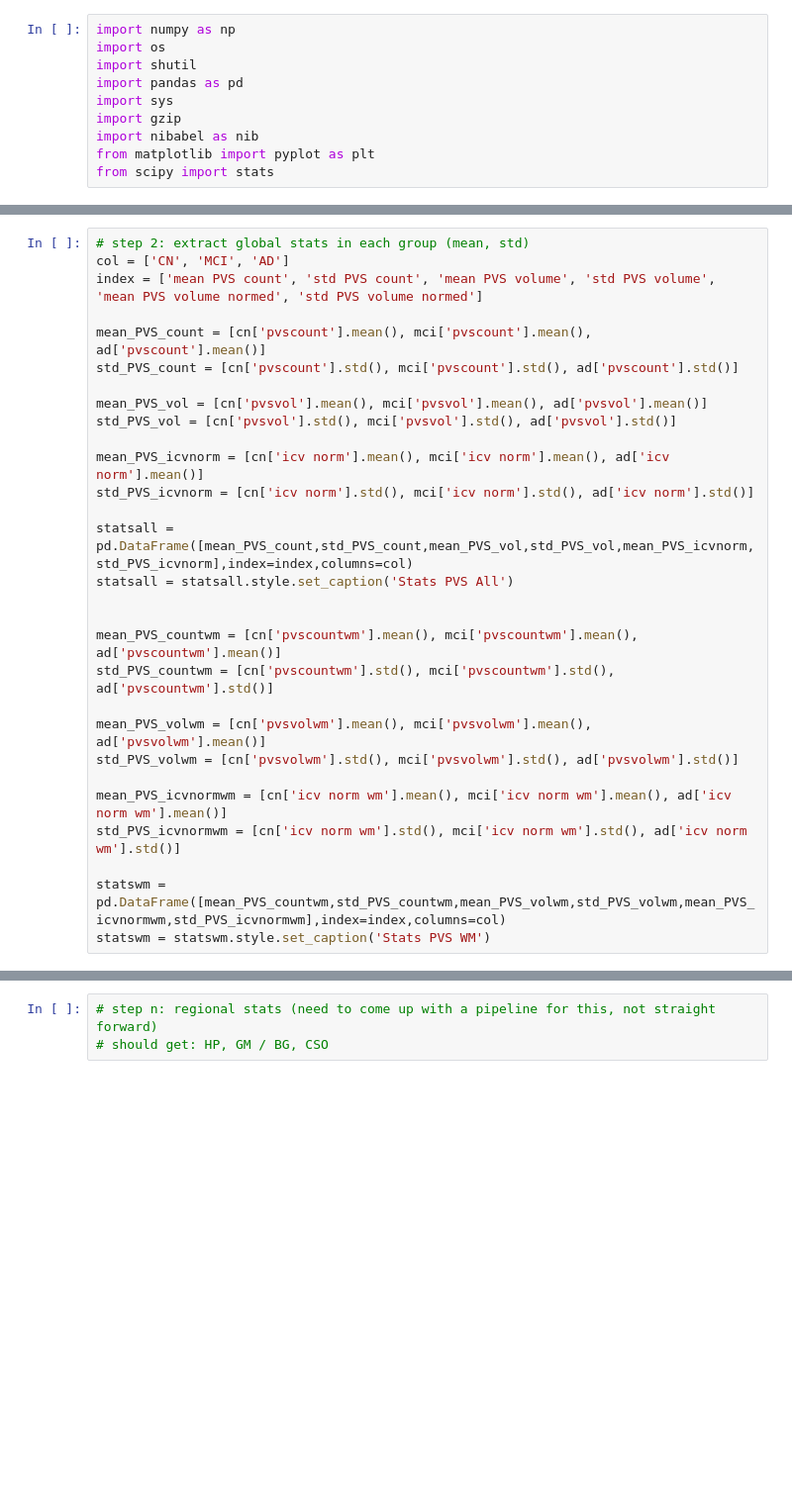
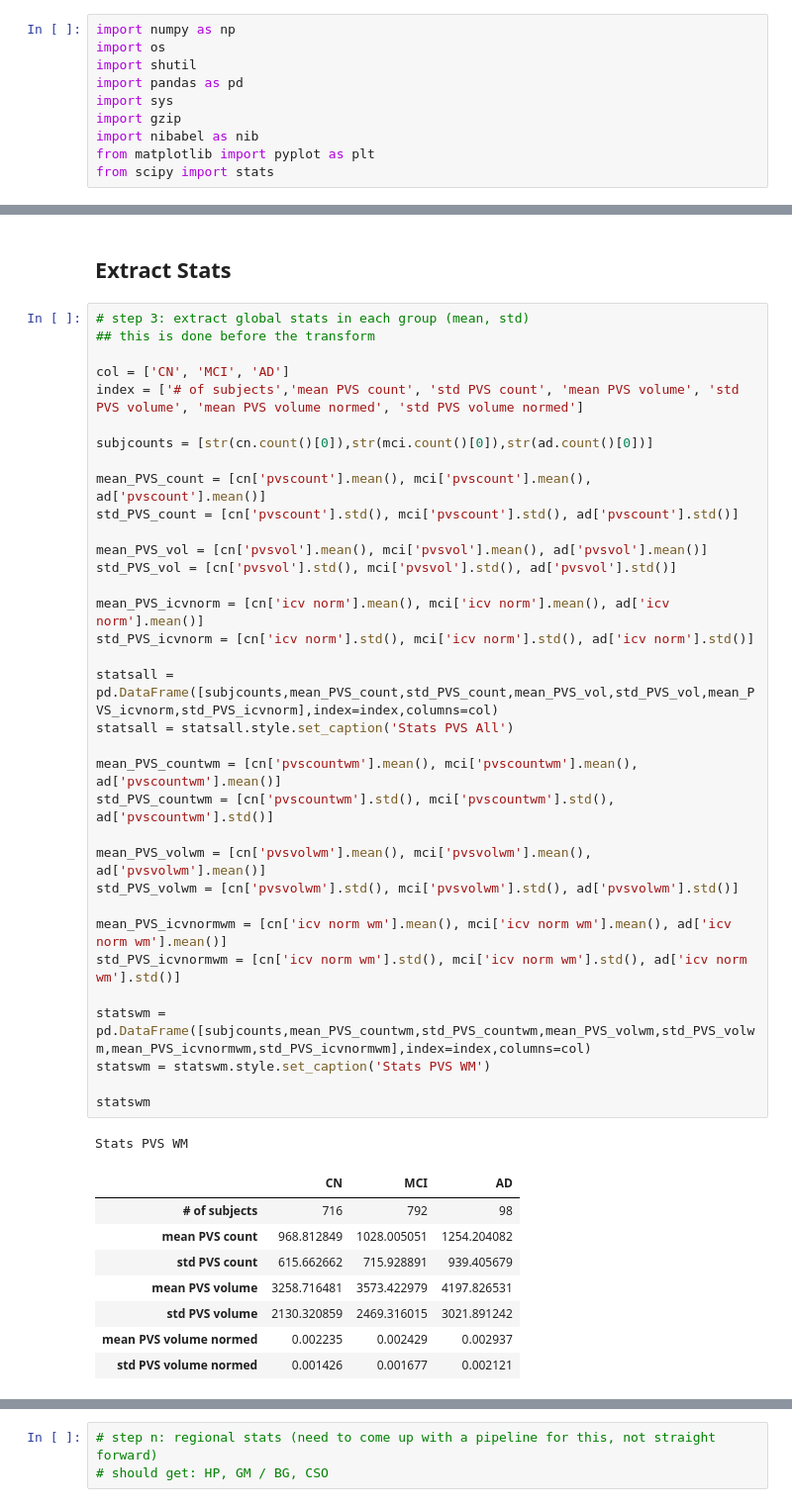
Before and after one commit to cind/pijp-frangi, a Jupyter notebook: pijp_frangi/stat_analysis.ipynb, the cells around one changed output, grey strips where cells are left out. Shown at 99% size. Drawn from its saved outputs; the diff is of its cells as text; blank space fills up the shorter version.

```diff
--- a/pijp_frangi/stat_analysis.ipynb
+++ b/pijp_frangi/stat_analysis.ipynb
@@ -80,29 +106,46 @@ cn['pvscount'].std()
+# %% [markdown]
+## Extract Stats
 # %%
-# step 2: extract global stats in each group (mean, std)
+# step 3: extract global stats in each group (mean, std)
+## this is done before the transform
+
 col = ['CN', 'MCI', 'AD']
-index = ['mean PVS count', 'std PVS count', 'mean PVS volume', 'std PVS volume', 'mean PVS volume normed', 'std PVS volume normed']
+index = ['# of subjects','mean PVS count', 'std PVS count', 'mean PVS volume', 'std PVS volume', 'mean PVS volume normed', 'std PVS volume normed']
+
+subjcounts = [str(cn.count()[0]),str(mci.count()[0]),str(ad.count()[0])]
 
 mean_PVS_count = [cn['pvscount'].mean(), mci['pvscount'].mean(), ad['pvscount'].mean()]
 std_PVS_count = [cn['pvscount'].std(), mci['pvscount'].std(), ad['pvscount'].std()]
 
 mean_PVS_vol = [cn['pvsvol'].mean(), mci['pvsvol'].mean(), ad['pvsvol'].mean()]
 std_PVS_vol = [cn['pvsvol'].std(), mci['pvsvol'].std(), ad['pvsvol'].std()]
 
 mean_PVS_icvnorm = [cn['icv norm'].mean(), mci['icv norm'].mean(), ad['icv norm'].mean()]
 std_PVS_icvnorm = [cn['icv norm'].std(), mci['icv norm'].std(), ad['icv norm'].std()]
 
-statsall = pd.DataFrame([mean_PVS_count,std_PVS_count,mean_PVS_vol,std_PVS_vol,mean_PVS_icvnorm,std_PVS_icvnorm],index=index,columns=col)
+statsall = pd.DataFrame([subjcounts,mean_PVS_count,std_PVS_count,mean_PVS_vol,std_PVS_vol,mean_PVS_icvnorm,std_PVS_icvnorm],index=index,columns=col)
 statsall = statsall.style.set_caption('Stats PVS All')
-
 
 mean_PVS_countwm = [cn['pvscountwm'].mean(), mci['pvscountwm'].mean(), ad['pvscountwm'].mean()]
 std_PVS_countwm = [cn['pvscountwm'].std(), mci['pvscountwm'].std(), ad['pvscountwm'].std()]
 
 mean_PVS_volwm = [cn['pvsvolwm'].mean(), mci['pvsvolwm'].mean(), ad['pvsvolwm'].mean()]
 std_PVS_volwm = [cn['pvsvolwm'].std(), mci['pvsvolwm'].std(), ad['pvsvolwm'].std()]
 
 mean_PVS_icvnormwm = [cn['icv norm wm'].mean(), mci['icv norm wm'].mean(), ad['icv norm wm'].mean()]
 std_PVS_icvnormwm = [cn['icv norm wm'].std(), mci['icv norm wm'].std(), ad['icv norm wm'].std()]
 
-statswm = pd.DataFrame([mean_PVS_countwm,std_PVS_countwm,mean_PVS_volwm,std_PVS_volwm,mean_PVS_icvnormwm,std_PVS_icvnormwm],index=index,columns=col)
+statswm = pd.DataFrame([subjcounts,mean_PVS_countwm,std_PVS_countwm,mean_PVS_volwm,std_PVS_volwm,mean_PVS_icvnormwm,std_PVS_icvnormwm],index=index,columns=col)
 statswm = statswm.style.set_caption('Stats PVS WM')
+
+statswm
+# %% [output]
+Stats PVS WM
+|  | CN | MCI | AD |
+| # of subjects | 716 | 792 | 98 |
+| mean PVS count | 968.812849 | 1028.005051 | 1254.204082 |
+| std PVS count | 615.662662 | 715.928891 | 939.405679 |
+| mean PVS volume | 3258.716481 | 3573.422979 | 4197.826531 |
+| std PVS volume | 2130.320859 | 2469.316015 | 3021.891242 |
+| mean PVS volume normed | 0.002235 | 0.002429 | 0.002937 |
+| std PVS volume normed | 0.001426 | 0.001677 | 0.002121 |
```
Also changed, not shown: parts of 18 cells of this notebook, 1 other file.
